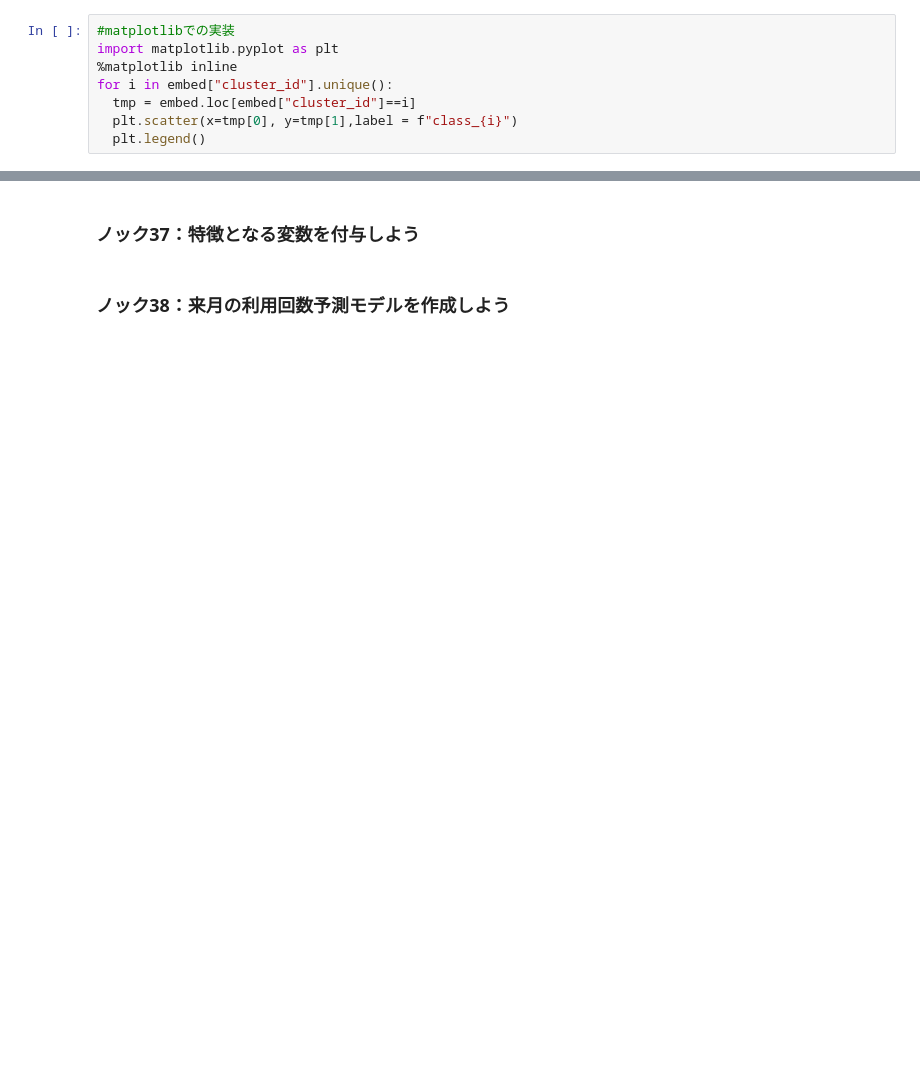
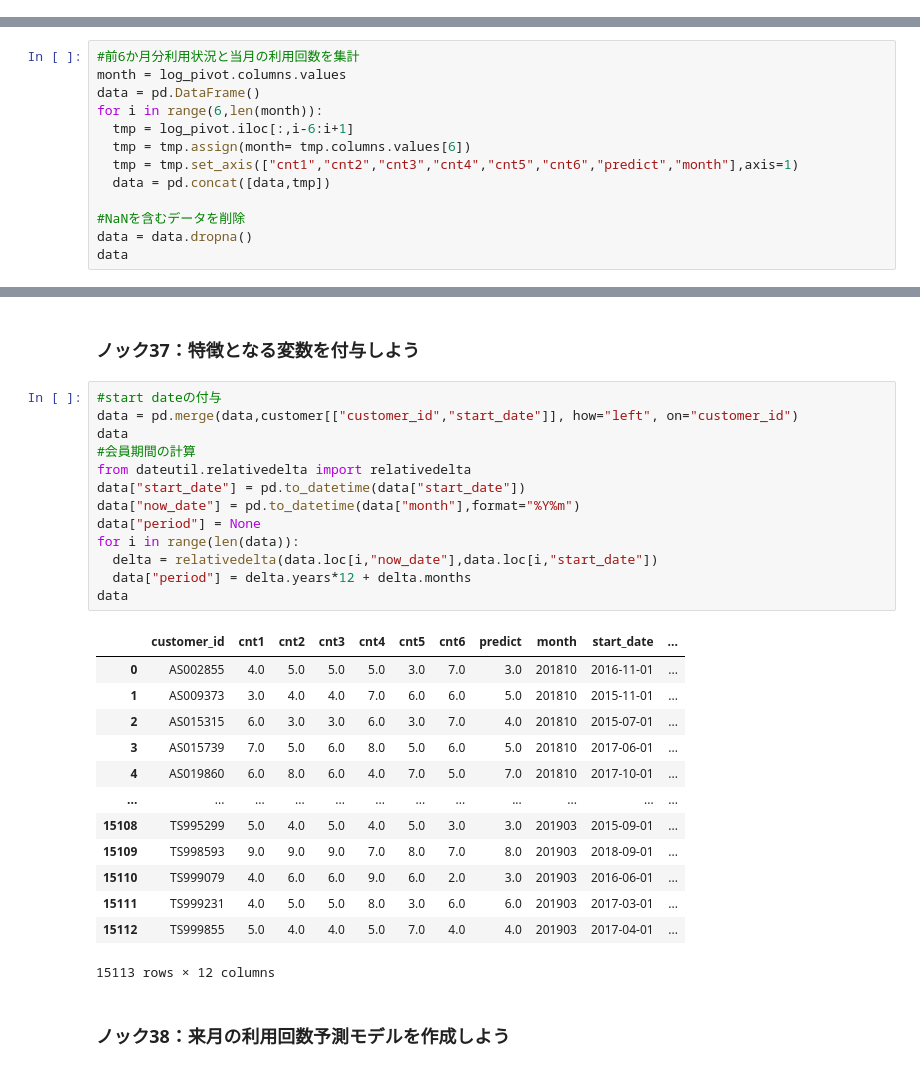
Before and after one commit to haraharaman/learning, a Jupyter notebook: python100knocks/4章_顧客の行動を予測する10本ノック.ipynb, the cells around one changed output, grey strips where cells are left out. Drawn from its saved outputs; the diff is of its cells as text; blank space fills up the shorter version.

```diff
--- a/python100knocks/4章_顧客の行動を予測する10本ノック.ipynb
+++ b/python100knocks/4章_顧客の行動を予測する10本ノック.ipynb
@@ -160,11 +153,3 @@ sns.scatterplot(x=0,y=1,hue="cluster_id", data=embed)
 # %% [output]
 <Axes: xlabel='0', ylabel='1'>
 [figure]
-# %%
-#matplotlibでの実装
-import matplotlib.pyplot as plt
-%matplotlib inline
-for i in embed["cluster_id"].unique():
-  tmp = embed.loc[embed["cluster_id"]==i]
-  plt.scatter(x=tmp[0], y=tmp[1],label = f"class_{i}")
-  plt.legend()
@@ -209,0 +208,13 @@ NameError: ignored
+# %%
+#前6か月分利用状況と当月の利用回数を集計
+month = log_pivot.columns.values
+data = pd.DataFrame()
+for i in range(6,len(month)):
+  tmp = log_pivot.iloc[:,i-6:i+1]
+  tmp = tmp.assign(month= tmp.columns.values[6])
+  tmp = tmp.set_axis(["cnt1","cnt2","cnt3","cnt4","cnt5","cnt6","predict","month"],axis=1)
+  data = pd.concat([data,tmp])
+
+#NaNを含むデータを削除
+data = data.dropna()
+data
@@ -210,4 +253,31 @@ NameError: ignored
 # %% [markdown]
 ### ノック37：特徴となる変数を付与しよう
+# %%
+#start dateの付与
+data = pd.merge(data,customer[["customer_id","start_date"]], how="left", on="customer_id")
+data
+#会員期間の計算
+from dateutil.relativedelta import relativedelta
+data["start_date"] = pd.to_datetime(data["start_date"])
+data["now_date"] = pd.to_datetime(data["month"],format="%Y%m")
+data["period"] = None
+for i in range(len(data)):
+  delta = relativedelta(data.loc[i,"now_date"],data.loc[i,"start_date"])
+  data["period"] = delta.years*12 + delta.months
+data
+# %% [output]
+|  | customer_id | cnt1 | cnt2 | cnt3 | cnt4 | cnt5 | cnt6 | predict | month | start_date | ... |
+| 0 | AS002855 | 4.0 | 5.0 | 5.0 | 5.0 | 3.0 | 7.0 | 3.0 | 201810 | 2016-11-01 | ... |
+| 1 | AS009373 | 3.0 | 4.0 | 4.0 | 7.0 | 6.0 | 6.0 | 5.0 | 201810 | 2015-11-01 | ... |
+| 2 | AS015315 | 6.0 | 3.0 | 3.0 | 6.0 | 3.0 | 7.0 | 4.0 | 201810 | 2015-07-01 | ... |
+| 3 | AS015739 | 7.0 | 5.0 | 6.0 | 8.0 | 5.0 | 6.0 | 5.0 | 201810 | 2017-06-01 | ... |
+| 4 | AS019860 | 6.0 | 8.0 | 6.0 | 4.0 | 7.0 | 5.0 | 7.0 | 201810 | 2017-10-01 | ... |
+| ... | ... | ... | ... | ... | ... | ... | ... | ... | ... | ... | ... |
+| 15108 | TS995299 | 5.0 | 4.0 | 5.0 | 4.0 | 5.0 | 3.0 | 3.0 | 201903 | 2015-09-01 | ... |
+| 15109 | TS998593 | 9.0 | 9.0 | 9.0 | 7.0 | 8.0 | 7.0 | 8.0 | 201903 | 2018-09-01 | ... |
+| 15110 | TS999079 | 4.0 | 6.0 | 6.0 | 9.0 | 6.0 | 2.0 | 3.0 | 201903 | 2016-06-01 | ... |
+| 15111 | TS999231 | 4.0 | 5.0 | 5.0 | 8.0 | 3.0 | 6.0 | 6.0 | 201903 | 2017-03-01 | ... |
+| 15112 | TS999855 | 5.0 | 4.0 | 4.0 | 5.0 | 7.0 | 4.0 | 4.0 | 201903 | 2017-04-01 | ... |
+15113 rows × 12 columns
 # %% [markdown]
 ### ノック38：来月の利用回数予測モデルを作成しよう
```
Also changed, not shown: parts of 11 cells of this notebook.
